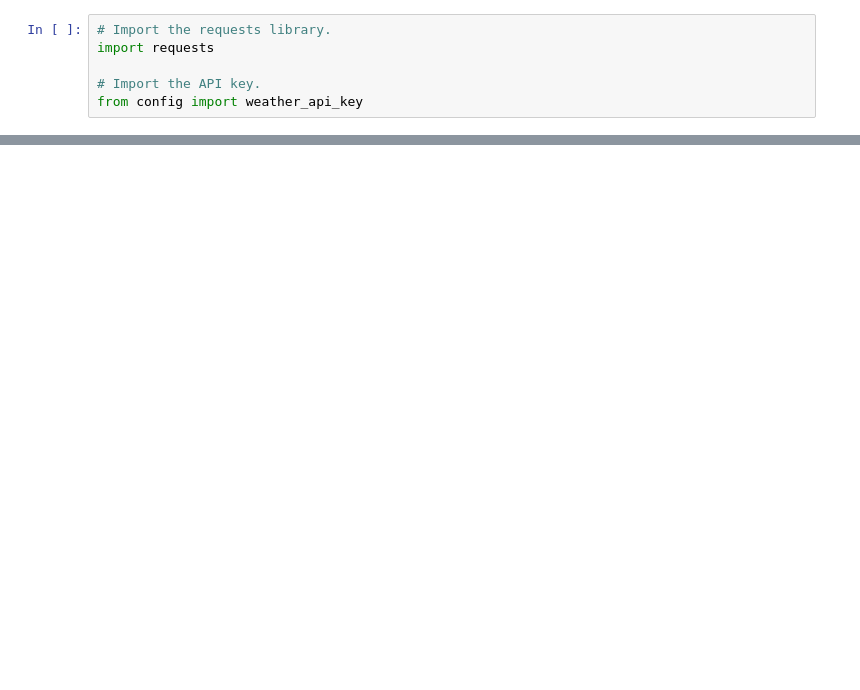
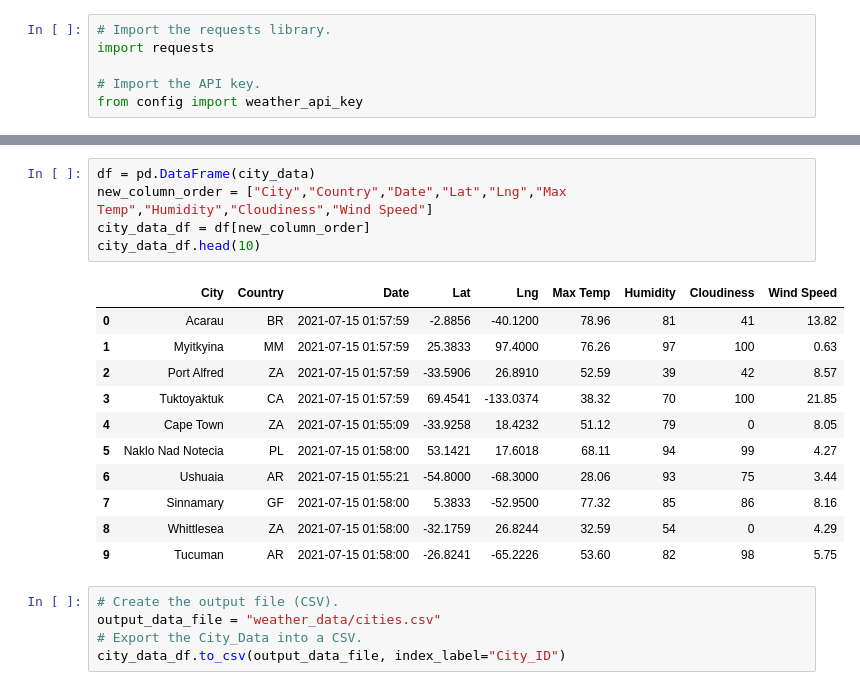
Before and after one commit to Anoobis5/World_Weather_Analysis, a Jupyter notebook: WeatherPy.ipynb, the cells around one changed output, grey strips where cells are left out. Cells and saved outputs as stored; diff of their text form; blank space fills up the shorter version.

```diff
--- a/WeatherPy.ipynb
+++ b/WeatherPy.ipynb
@@ -107,0 +179,22 @@ city_data_df.head(10)
+# %%
+df = pd.DataFrame(city_data)
+new_column_order = ["City","Country","Date","Lat","Lng","Max Temp","Humidity","Cloudiness","Wind Speed"]
+city_data_df = df[new_column_order]
+city_data_df.head(10)
+# %% [output]
+|  | City | Country | Date | Lat | Lng | Max Temp | Humidity | Cloudiness | Wind Speed |
+| 0 | Acarau | BR | 2021-07-15 01:57:59 | -2.8856 | -40.1200 | 78.96 | 81 | 41 | 13.82 |
+| 1 | Myitkyina | MM | 2021-07-15 01:57:59 | 25.3833 | 97.4000 | 76.26 | 97 | 100 | 0.63 |
+| 2 | Port Alfred | ZA | 2021-07-15 01:57:59 | -33.5906 | 26.8910 | 52.59 | 39 | 42 | 8.57 |
+| 3 | Tuktoyaktuk | CA | 2021-07-15 01:57:59 | 69.4541 | -133.0374 | 38.32 | 70 | 100 | 21.85 |
+| 4 | Cape Town | ZA | 2021-07-15 01:55:09 | -33.9258 | 18.4232 | 51.12 | 79 | 0 | 8.05 |
+| 5 | Naklo Nad Notecia | PL | 2021-07-15 01:58:00 | 53.1421 | 17.6018 | 68.11 | 94 | 99 | 4.27 |
+| 6 | Ushuaia | AR | 2021-07-15 01:55:21 | -54.8000 | -68.3000 | 28.06 | 93 | 75 | 3.44 |
+| 7 | Sinnamary | GF | 2021-07-15 01:58:00 | 5.3833 | -52.9500 | 77.32 | 85 | 86 | 8.16 |
+| 8 | Whittlesea | ZA | 2021-07-15 01:58:00 | -32.1759 | 26.8244 | 32.59 | 54 | 0 | 4.29 |
+| 9 | Tucuman | AR | 2021-07-15 01:58:00 | -26.8241 | -65.2226 | 53.60 | 82 | 98 | 5.75 |
+# %%
+# Create the output file (CSV).
+output_data_file = "weather_data/cities.csv"
+# Export the City_Data into a CSV.
+city_data_df.to_csv(output_data_file, index_label="City_ID")
```
Also changed, not shown: parts of 10 cells of this notebook, 4 other files.
